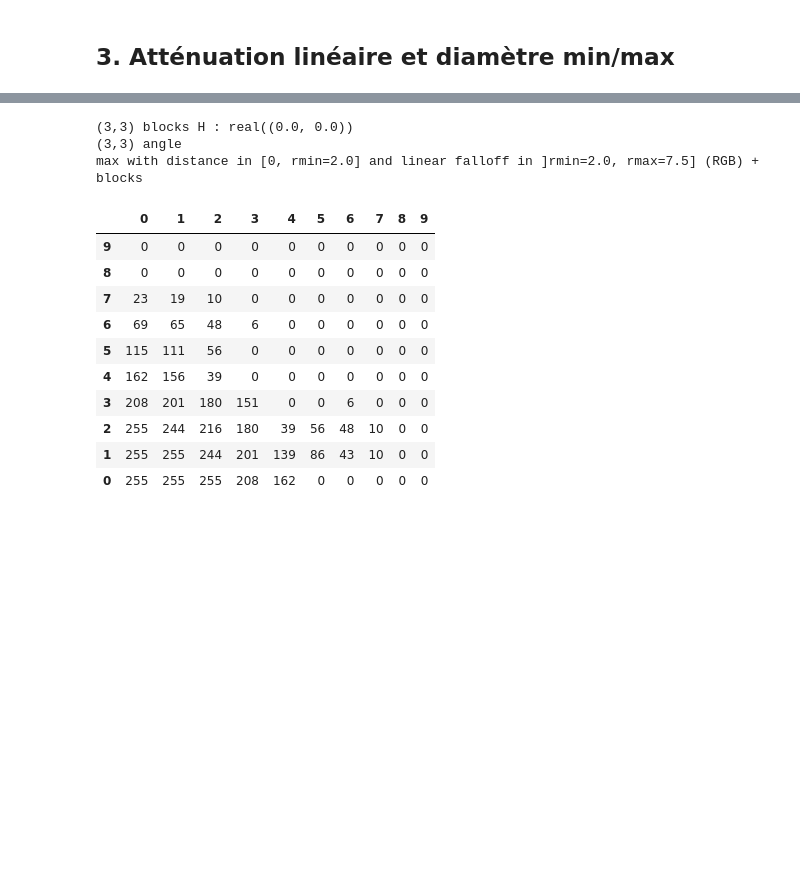
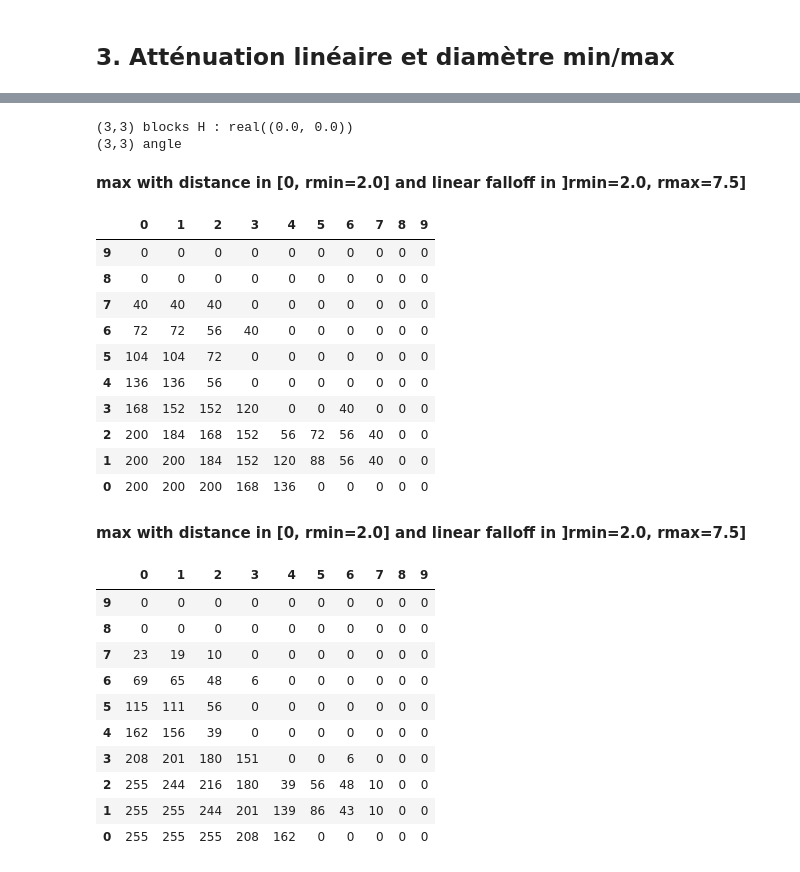
Before and after one commit to hern42/SpaceBanner, a Jupyter notebook: Notebooks/lighting_falloff.ipynb, the cells around one changed output, grey strips where cells are left out. Cells and saved outputs as stored; diff of their text form; code cells hidden in the pictures; blank space fills up the shorter version.

```diff
--- a/Notebooks/lighting_falloff.ipynb
+++ b/Notebooks/lighting_falloff.ipynb
@@ -729,7 +692,9 @@ def computeLighting_linfalloff_minmaxradius(rmin=2, rmax=3):
 def proceed(rmin, rmax):
     computeLighting_linfalloff_minmaxradius(rmin, rmax)
     convertRatioToColor(lum)
-    return fakeDisplay()
+    fakeDisplay(f"max with distance in [0, rmin={rmin}] and linear falloff in ]rmin={rmin}, rmax={rmax}]")
+    convertRatioToRGB(lum)
+    fakeDisplay(f"max with distance in [0, rmin={rmin}] and linear falloff in ]rmin={rmin}, rmax={rmax}]")
 
 wrmin, wrmax = widgets.FloatSlider(min=2.,max=10.,step=0.5,value=2.),\
                 widgets.FloatSlider(min=3.,max=10.,step=0.5,value=7.5)
@@ -743,12 +708,8 @@ computeSector(WIDTH-1, HEIGHT-1)
 if INTERACTIVE:
     wrmin.observe(update_rmax_range, 'value')
     interact(proceed, rmin=wrmin, rmax=wrmax)
-    print("max with distance in [0, rmin] and linear falloff in ]rmin, rmax]")
-    s=""
 else:
     rmin=2.
     rmax=7.5
-    s=proceed(rmin, rmax)
-    print(f"max with distance in [0, rmin={rmin}] and linear falloff in ]rmin={rmin}, rmax={rmax}]")
-s
+    proceed(rmin, rmax)
 # %% [output]
@@ -769,26 +739,0 @@ max with distance in [0, rmin=2.0] and linear falloff in ]rmin=2.0, rmax=7.5]
-# %%
-def proceedRGB(rmin, rmax):
-    computeLighting_linfalloff_minmaxradius(rmin, rmax)
-    convertRatioToRBG(lum)
-    return fakeDisplay()
-
-wrmin, wrmax = widgets.FloatSlider(min=2.,max=10.,step=0.5,value=2.),\
-                widgets.FloatSlider(min=3.,max=10.,step=0.5,value=7.5)
-
-def update_rmax_range(*args):
-    wrmax.min = wrmin.value + 0.5
-
-resetArrays()
-computeSector(WIDTH-1, HEIGHT-1)
-
-if INTERACTIVE:
-    wrmin.observe(update_rmax_range, 'value')
-    interact(proceedRGB, rmin=wrmin, rmax=wrmax)
-    print("max with distance in [0, rmin] and linear falloff in ]rmin, rmax] (RGB)")
-    s=""
-else:
-    rmin=2.
-    rmax=7.5
-    s=proceedRGB(rmin, rmax)
-    print(f"max with distance in [0, rmin={rmin}] and linear falloff in ]rmin={rmin}, rmax={rmax}] (RGB)")
-s
@@ -808,36 +740,44 @@ max with distance in [0, rmin=2.0] and linear falloff in ]rmin=2.0, rmax=7.5] (R
 # %%
 resetArrays()
 
 blocks[3, 2] = 1
 blocks[2, 3] = 1
 blocks[3, 3] = 1
 
 blocks[0, 4] = 1
 
 computeSector(WIDTH-1, HEIGHT-1)
 
 if INTERACTIVE:
-    interact(proceedRGB, rmin=wrmin, rmax=wrmax)
-    print("max with distance in [0, rmin] and linear falloff in ]rmin, rmax] (RGB) + blocks")
-    s=""
+    interact(proceed, rmin=wrmin, rmax=wrmax)
 else:
     rmin = 2.
     rmax = 7.5
-    s=proceedRGB(rmin, rmax)
-    print(f"max with distance in [0, rmin={rmin}] and linear falloff in ]rmin={rmin}, rmax={rmax}] (RGB) + blocks")
-s
+    proceed(rmin, rmax)
 # %% [output]
 (3,3) blocks H : real((0.0, 0.0))
 (3,3) angle
-max with distance in [0, rmin=2.0] and linear falloff in ]rmin=2.0, rmax=7.5] (RGB) + blocks
+max with distance in [0, rmin=2.0] and linear falloff in ]rmin=2.0, rmax=7.5]
 |  | 0 | 1 | 2 | 3 | 4 | 5 | 6 | 7 | 8 | 9 |
 | 9 | 0 | 0 | 0 | 0 | 0 | 0 | 0 | 0 | 0 | 0 |
 | 8 | 0 | 0 | 0 | 0 | 0 | 0 | 0 | 0 | 0 | 0 |
-| 7 | 23 | 19 | 10 | 0 | 0 | 0 | 0 | 0 | 0 | 0 |
-| 6 | 69 | 65 | 48 | 6 | 0 | 0 | 0 | 0 | 0 | 0 |
-| 5 | 115 | 111 | 56 | 0 | 0 | 0 | 0 | 0 | 0 | 0 |
-| 4 | 162 | 156 | 39 | 0 | 0 | 0 | 0 | 0 | 0 | 0 |
-| 3 | 208 | 201 | 180 | 151 | 0 | 0 | 6 | 0 | 0 | 0 |
-| 2 | 255 | 244 | 216 | 180 | 39 | 56 | 48 | 10 | 0 | 0 |
-| 1 | 255 | 255 | 244 | 201 | 139 | 86 | 43 | 10 | 0 | 0 |
-| 0 | 255 | 255 | 255 | 208 | 162 | 0 | 0 | 0 | 0 | 0 |
+| 7 | 40 | 40 | 40 | 0 | 0 | 0 | 0 | 0 | 0 | 0 |
+| 6 | 72 | 72 | 56 | 40 | 0 | 0 | 0 | 0 | 0 | 0 |
+| 5 | 104 | 104 | 72 | 0 | 0 | 0 | 0 | 0 | 0 | 0 |
+| 4 | 136 | 136 | 56 | 0 | 0 | 0 | 0 | 0 | 0 | 0 |
+| 3 | 168 | 152 | 152 | 120 | 0 | 0 | 40 | 0 | 0 | 0 |
+| 2 | 200 | 184 | 168 | 152 | 56 | 72 | 56 | 40 | 0 | 0 |
+| 1 | 200 | 200 | 184 | 152 | 120 | 88 | 56 | 40 | 0 | 0 |
+| 0 | 200 | 200 | 200 | 168 | 136 | 0 | 0 | 0 | 0 | 0 |
+max with distance in [0, rmin=2.0] and linear falloff in ]rmin=2.0, rmax=7.5]
+|  | 0 | 1 | 2 | 3 | 4 | 5 | 6 | 7 | 8 | 9 |
+| 9 | 0 | 0 | 0 | 0 | 0 | 0 | 0 | 0 | 0 | 0 |
+| 8 | 0 | 0 | 0 | 0 | 0 | 0 | 0 | 0 | 0 | 0 |
+| 7 | 23 | 19 | 10 | 0 | 0 | 0 | 0 | 0 | 0 | 0 |
+| 6 | 69 | 65 | 48 | 6 | 0 | 0 | 0 | 0 | 0 | 0 |
+| 5 | 115 | 111 | 56 | 0 | 0 | 0 | 0 | 0 | 0 | 0 |
+| 4 | 162 | 156 | 39 | 0 | 0 | 0 | 0 | 0 | 0 | 0 |
+| 3 | 208 | 201 | 180 | 151 | 0 | 0 | 6 | 0 | 0 | 0 |
+| 2 | 255 | 244 | 216 | 180 | 39 | 56 | 48 | 10 | 0 | 0 |
+| 1 | 255 | 255 | 244 | 201 | 139 | 86 | 43 | 10 | 0 | 0 |
+| 0 | 255 | 255 | 255 | 208 | 162 | 0 | 0 | 0 | 0 | 0 |
```
Also changed, not shown: parts of 19 cells of this notebook, 3 other files.
